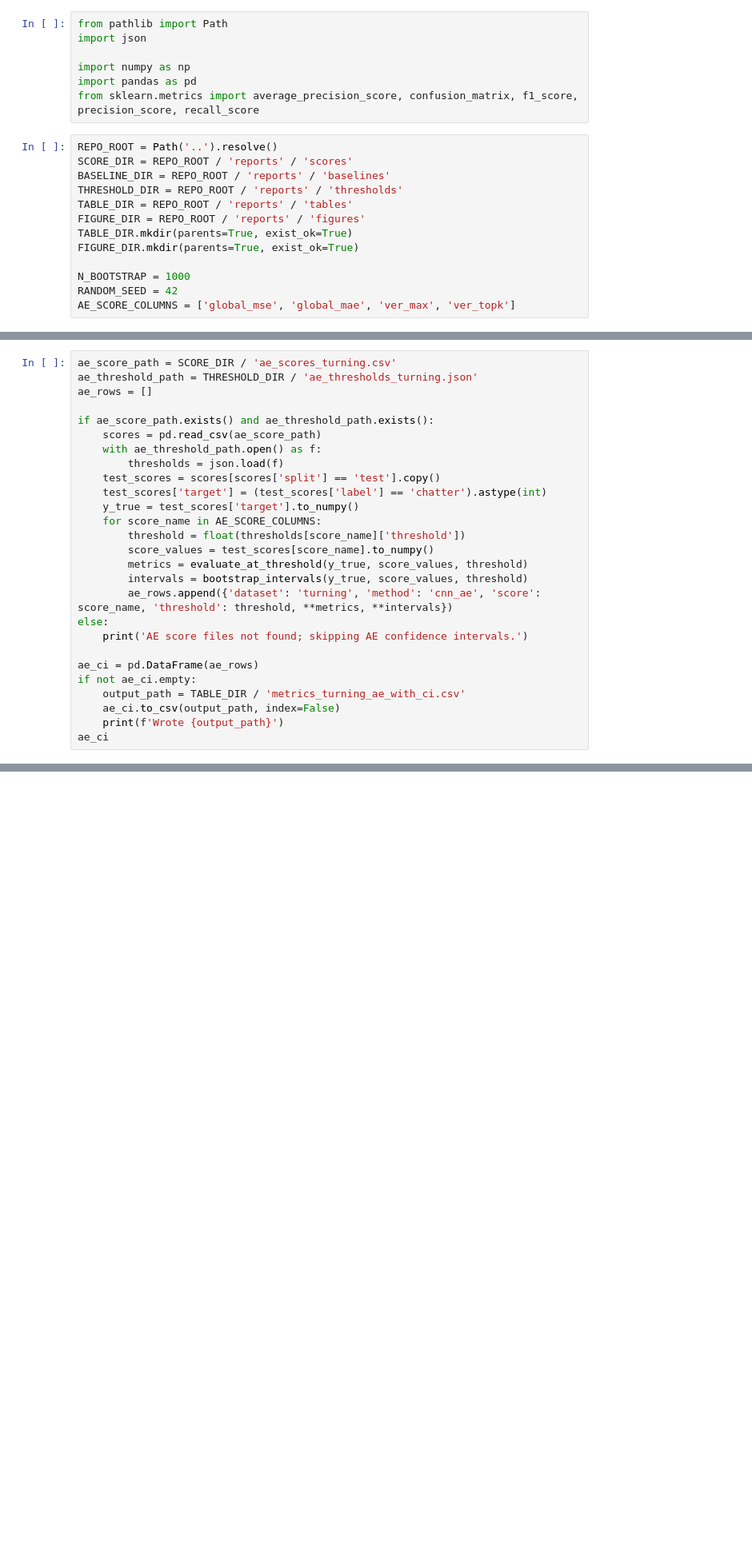
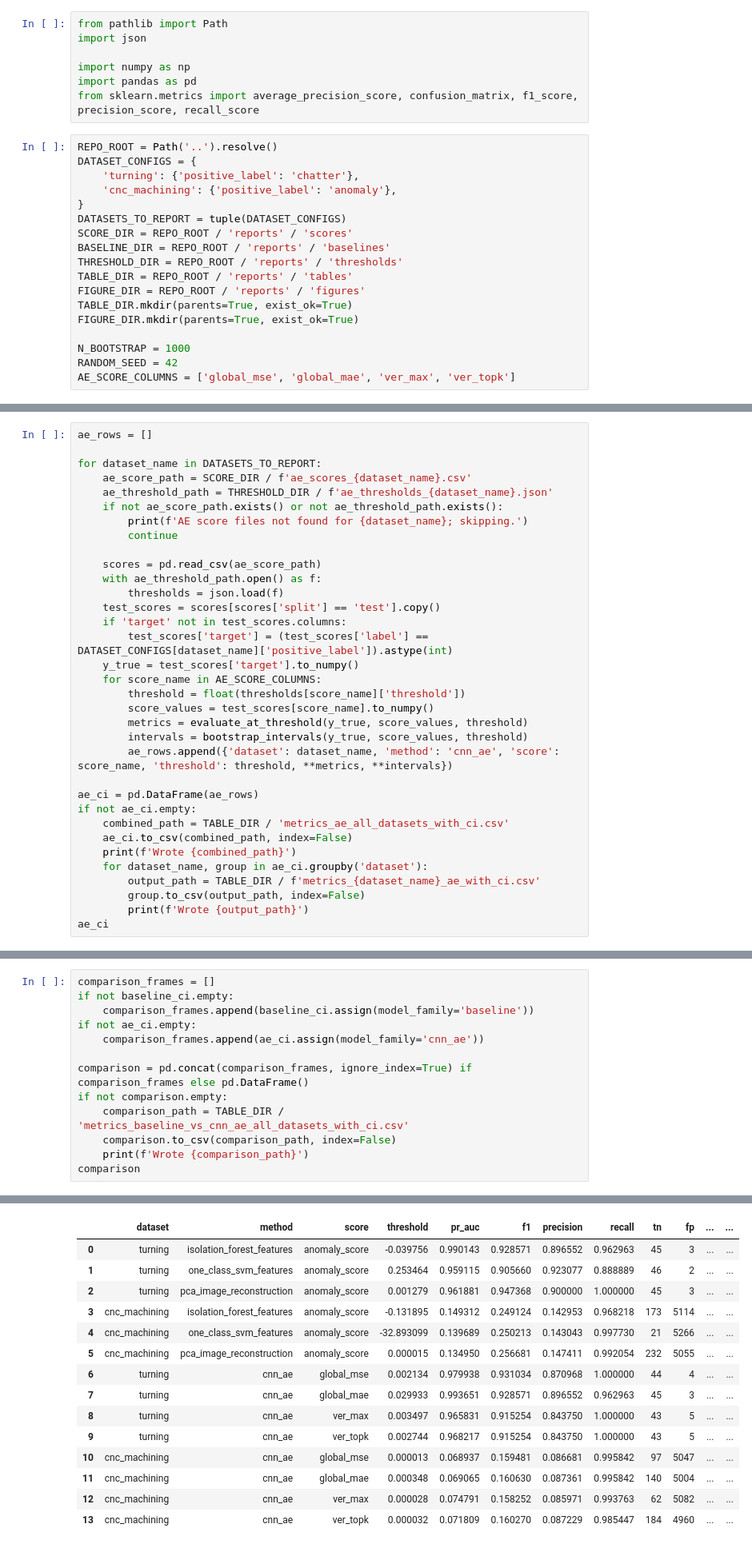
Before and after one commit to fhswf/spectrogram-anomaly-ae, a Jupyter notebook: notebooks/08_Bootstrap_CIs_and_Report_Tables.ipynb, the cells around one changed output, grey strips where cells are left out. Shown at 80% size. Cells and saved outputs as stored; diff of their text form; blank space fills up the shorter version.

Commit message:
chore: adding Bosch cnc dataset

```diff
--- a/notebooks/08_Bootstrap_CIs_and_Report_Tables.ipynb
+++ b/notebooks/08_Bootstrap_CIs_and_Report_Tables.ipynb
@@ -11,6 +11,11 @@ import pandas as pd
 from sklearn.metrics import average_precision_score, confusion_matrix, f1_score, precision_score, recall_score
 # %%
 REPO_ROOT = Path('..').resolve()
+DATASET_CONFIGS = {
+    'turning': {'positive_label': 'chatter'},
+    'cnc_machining': {'positive_label': 'anomaly'},
+}
+DATASETS_TO_REPORT = tuple(DATASET_CONFIGS)
 SCORE_DIR = REPO_ROOT / 'reports' / 'scores'
 BASELINE_DIR = REPO_ROOT / 'reports' / 'baselines'
 THRESHOLD_DIR = REPO_ROOT / 'reports' / 'thresholds'
@@ -81,27 +106,34 @@ baseline_ci
 # %%
-ae_score_path = SCORE_DIR / 'ae_scores_turning.csv'
-ae_threshold_path = THRESHOLD_DIR / 'ae_thresholds_turning.json'
 ae_rows = []
 
-if ae_score_path.exists() and ae_threshold_path.exists():
+for dataset_name in DATASETS_TO_REPORT:
+    ae_score_path = SCORE_DIR / f'ae_scores_{dataset_name}.csv'
+    ae_threshold_path = THRESHOLD_DIR / f'ae_thresholds_{dataset_name}.json'
+    if not ae_score_path.exists() or not ae_threshold_path.exists():
+        print(f'AE score files not found for {dataset_name}; skipping.')
+        continue
+
     scores = pd.read_csv(ae_score_path)
     with ae_threshold_path.open() as f:
         thresholds = json.load(f)
     test_scores = scores[scores['split'] == 'test'].copy()
-    test_scores['target'] = (test_scores['label'] == 'chatter').astype(int)
+    if 'target' not in test_scores.columns:
+        test_scores['target'] = (test_scores['label'] == DATASET_CONFIGS[dataset_name]['positive_label']).astype(int)
     y_true = test_scores['target'].to_numpy()
     for score_name in AE_SCORE_COLUMNS:
         threshold = float(thresholds[score_name]['threshold'])
         score_values = test_scores[score_name].to_numpy()
         metrics = evaluate_at_threshold(y_true, score_values, threshold)
         intervals = bootstrap_intervals(y_true, score_values, threshold)
-        ae_rows.append({'dataset': 'turning', 'method': 'cnn_ae', 'score': score_name, 'threshold': threshold, **metrics, **intervals})
-else:
-    print('AE score files not found; skipping AE confidence intervals.')
+        ae_rows.append({'dataset': dataset_name, 'method': 'cnn_ae', 'score': score_name, 'threshold': threshold, **metrics, **intervals})
 
 ae_ci = pd.DataFrame(ae_rows)
 if not ae_ci.empty:
-    output_path = TABLE_DIR / 'metrics_turning_ae_with_ci.csv'
-    ae_ci.to_csv(output_path, index=False)
-    print(f'Wrote {output_path}')
+    combined_path = TABLE_DIR / 'metrics_ae_all_datasets_with_ci.csv'
+    ae_ci.to_csv(combined_path, index=False)
+    print(f'Wrote {combined_path}')
+    for dataset_name, group in ae_ci.groupby('dataset'):
+        output_path = TABLE_DIR / f'metrics_{dataset_name}_ae_with_ci.csv'
+        group.to_csv(output_path, index=False)
+        print(f'Wrote {output_path}')
 ae_ci
@@ -111,0 +158,14 @@ Add the broaching score file and threshold file here when the broaching dataset
+# %%
+comparison_frames = []
+if not baseline_ci.empty:
+    comparison_frames.append(baseline_ci.assign(model_family='baseline'))
+if not ae_ci.empty:
+    comparison_frames.append(ae_ci.assign(model_family='cnn_ae'))
+
+comparison = pd.concat(comparison_frames, ignore_index=True) if comparison_frames else pd.DataFrame()
+if not comparison.empty:
+    comparison_path = TABLE_DIR / 'metrics_baseline_vs_cnn_ae_all_datasets_with_ci.csv'
+    comparison.to_csv(comparison_path, index=False)
+    print(f'Wrote {comparison_path}')
+comparison
+# %% [output]
@@ -111,0 +173,15 @@ Add the broaching score file and threshold file here when the broaching dataset
+|  | dataset | method | score | threshold | pr_auc | f1 | precision | recall | tn | fp | ... | ... |
+| 0 | turning | isolation_forest_features | anomaly_score | -0.039756 | 0.990143 | 0.928571 | 0.896552 | 0.962963 | 45 | 3 | ... | ... |
+| 1 | turning | one_class_svm_features | anomaly_score | 0.253464 | 0.959115 | 0.905660 | 0.923077 | 0.888889 | 46 | 2 | ... | ... |
+| 2 | turning | pca_image_reconstruction | anomaly_score | 0.001279 | 0.961881 | 0.947368 | 0.900000 | 1.000000 | 45 | 3 | ... | ... |
+| 3 | cnc_machining | isolation_forest_features | anomaly_score | -0.131895 | 0.149312 | 0.249124 | 0.142953 | 0.968218 | 173 | 5114 | ... | ... |
+| 4 | cnc_machining | one_class_svm_features | anomaly_score | -32.893099 | 0.139689 | 0.250213 | 0.143043 | 0.997730 | 21 | 5266 | ... | ... |
+| 5 | cnc_machining | pca_image_reconstruction | anomaly_score | 0.000015 | 0.134950 | 0.256681 | 0.147411 | 0.992054 | 232 | 5055 | ... | ... |
+| 6 | turning | cnn_ae | global_mse | 0.002134 | 0.979938 | 0.931034 | 0.870968 | 1.000000 | 44 | 4 | ... | ... |
+| 7 | turning | cnn_ae | global_mae | 0.029933 | 0.993651 | 0.928571 | 0.896552 | 0.962963 | 45 | 3 | ... | ... |
+| 8 | turning | cnn_ae | ver_max | 0.003497 | 0.965831 | 0.915254 | 0.843750 | 1.000000 | 43 | 5 | ... | ... |
+| 9 | turning | cnn_ae | ver_topk | 0.002744 | 0.968217 | 0.915254 | 0.843750 | 1.000000 | 43 | 5 | ... | ... |
+| 10 | cnc_machining | cnn_ae | global_mse | 0.000013 | 0.068937 | 0.159481 | 0.086681 | 0.995842 | 97 | 5047 | ... | ... |
+| 11 | cnc_machining | cnn_ae | global_mae | 0.000348 | 0.069065 | 0.160630 | 0.087361 | 0.995842 | 140 | 5004 | ... | ... |
+| 12 | cnc_machining | cnn_ae | ver_max | 0.000028 | 0.074791 | 0.158252 | 0.085971 | 0.993763 | 62 | 5082 | ... | ... |
+| 13 | cnc_machining | cnn_ae | ver_topk | 0.000032 | 0.071809 | 0.160270 | 0.087229 | 0.985447 | 184 | 4960 | ... | ... |
```
Also changed, not shown: parts of 4 cells of this notebook, 13 other files.
